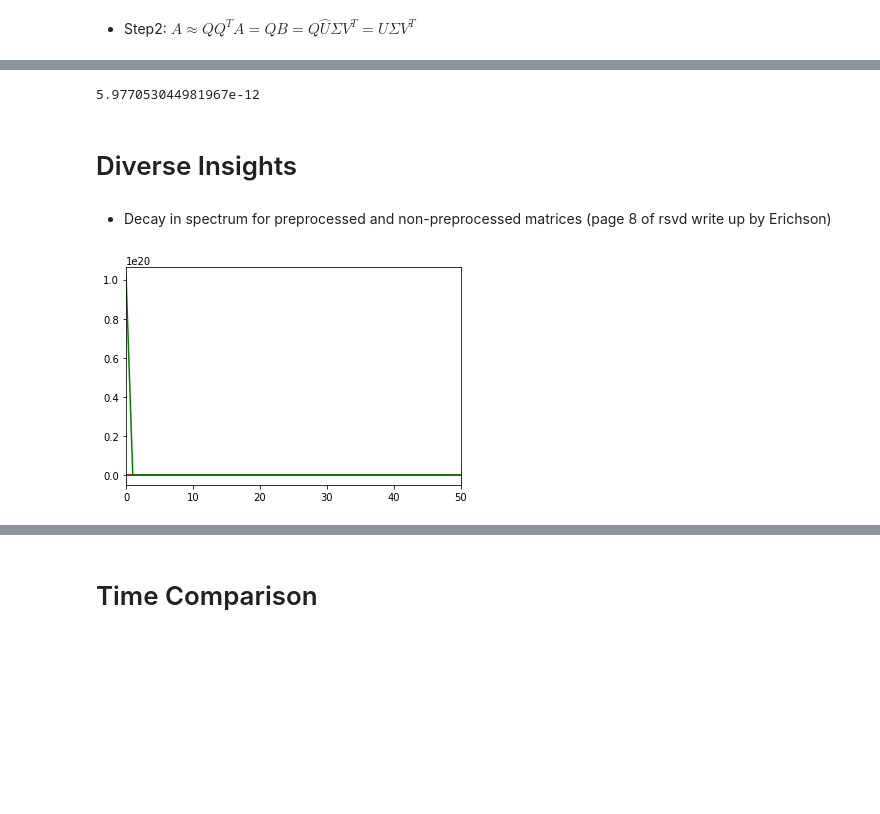
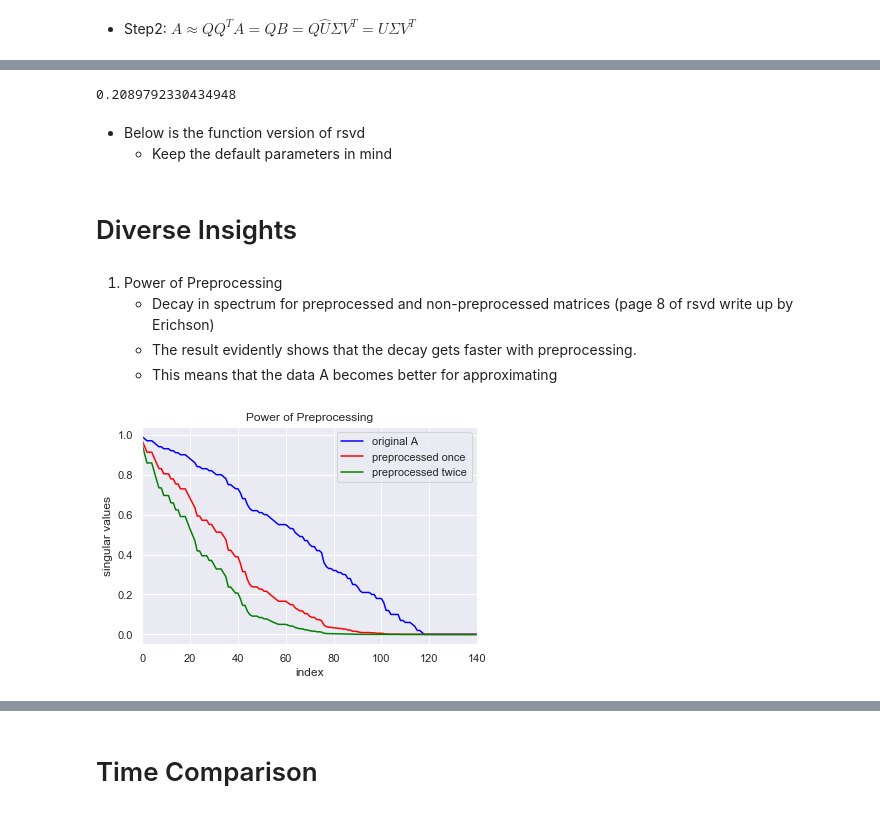
Before and after one commit to seho0808/randomizedSVD, a Jupyter notebook: rsvd in python.ipynb, the cells around one changed output, grey strips where cells are left out. Saved outputs shown, nothing was run; the diff lists cells and outputs as text; code cells hidden in the pictures; blank space fills up the shorter version.

```diff
--- a/rsvd in python.ipynb
+++ b/rsvd in python.ipynb
@@ -35,0 +62,16 @@ print(A)
+# %%
+# random A with np lib function
+m,n,k = 2000,2000,120
+randU = np.random.rand(m,m)
+randV = np.random.rand(n,n)
+randU, r = np.linalg.qr(randU)
+randV, r = np.linalg.qr(randV)
+sig = np.random.choice(100, k)/100
+sig = np.asarray(sig.tolist() + (np.zeros(m-k)).tolist())
+P = np.diag(sig)
+A = np.matmul(randU,P)
+A = np.matmul(A,randV)
+print(A)
+
+import seaborn as sns; sns.set()
+ax = sns.heatmap(A)
@@ -97,4 +158,7 @@ concS2 = S2[:40]
 diff = np.linalg.norm(concS2-S)
 print(diff)
 # %% [output]
-5.977053044981967e-12
+0.2089792330434948
+# %% [markdown]
+* Below is the function version of rsvd
+    * Keep the default parameters in mind
@@ -101,21 +187,27 @@ print(diff)
 # %% [markdown]
 # Diverse Insights
 # %% [markdown]
-* Decay in spectrum for preprocessed and non-preprocessed matrices (page 8 of rsvd write up by Erichson)
+1. Power of Preprocessing
+    * Decay in spectrum for preprocessed and non-preprocessed matrices (page 8 of rsvd write up by Erichson)
+    * The result evidently shows that the decay gets faster with preprocessing.
+    * This means that the data A becomes better for approximating
 # %%
 # True Spectrum vs Preprocessed Spectrum
 U2,S2,V2 = np.linalg.svd(A)
 AAT = np.matmul(A,np.transpose(A))
 A_1 = np.matmul(AAT,A)
 U3,S3,V3 = np.linalg.svd(A_1)
 A_2 = np.matmul(AAT,A_1)
 U4,S4,V4 = np.linalg.svd(A_2)
 
-import matplotlib.pyplot as plt
-plt.plot(S2,color = "blue")
-plt.plot(S3,color="red")
-plt.plot(S4,color="green")
-plt.xlim(0,50)
+plt.plot(S2,color = "blue",label='original A')
+plt.plot(S3,color="red",label='preprocessed once')
+plt.plot(S4,color="green", label='preprocessed twice')
+plt.title('Power of Preprocessing')
+plt.xlim(0,140)
+plt.xlabel('index')
+plt.ylabel('singular values')
+plt.legend(loc='upper right')
 plt.show()
 # %% [output]
-[figure, old version]
+[figure, new version]
```
Also changed, not shown: parts of 27 cells of this notebook.
